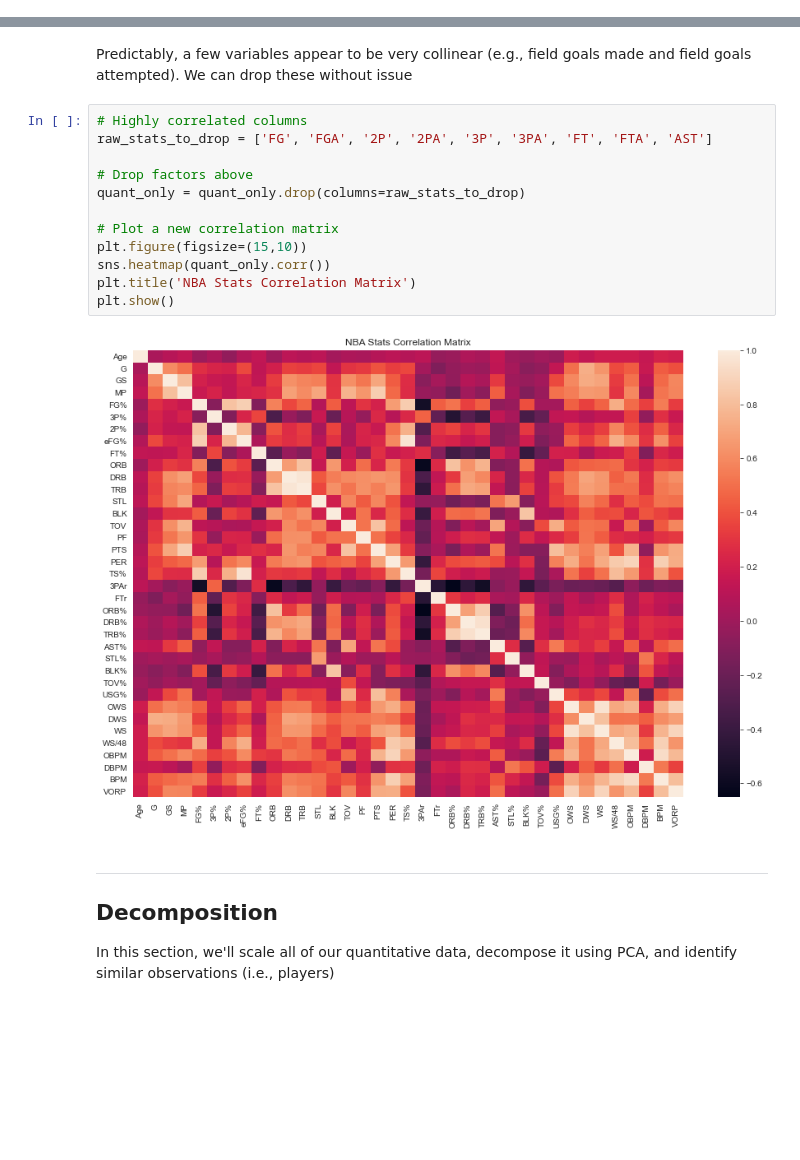
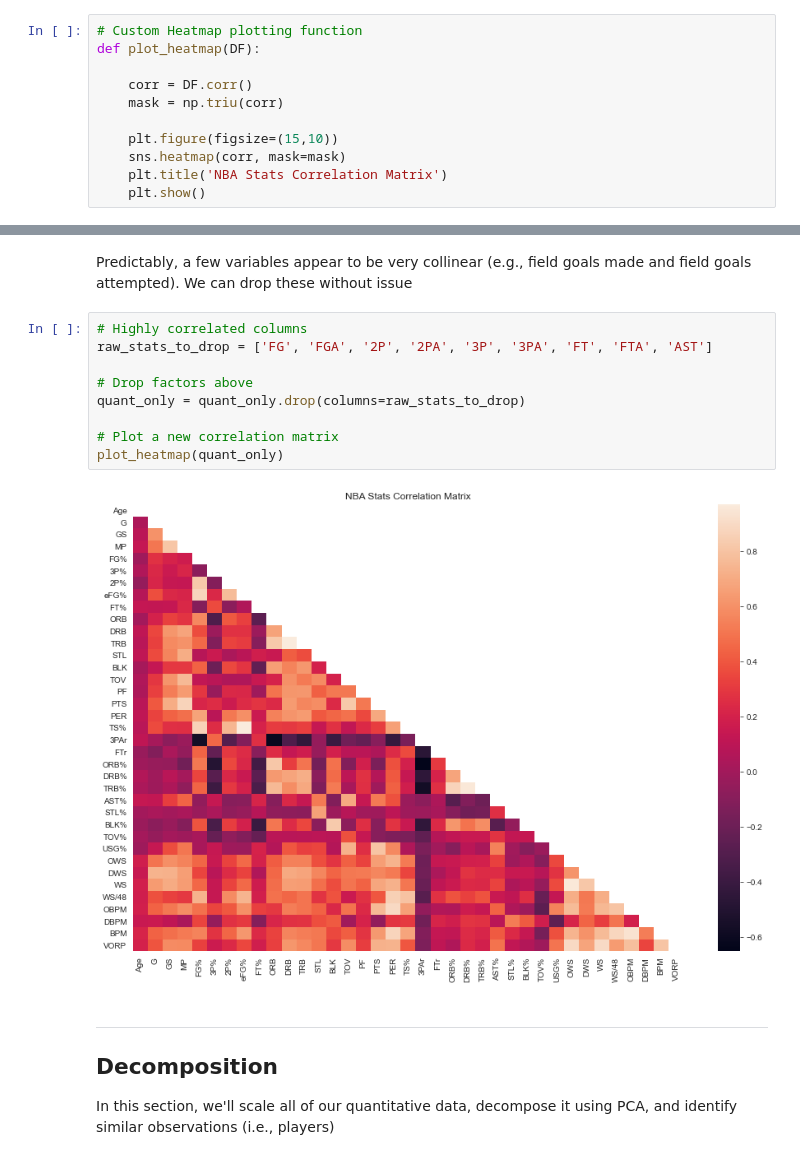
Before and after one commit to IanRFerguson/data-science-portfolio, a Jupyter notebook: nba-new-age/positionless-basketball.ipynb, the cells around one changed output, grey strips where cells are left out. Cells and saved outputs as stored; diff of their text form; blank space fills up the shorter version.

```diff
--- a/nba-new-age/positionless-basketball.ipynb
+++ b/nba-new-age/positionless-basketball.ipynb
@@ -118,0 +110,11 @@ plt.show()
+# %%
+# Custom Heatmap plotting function
+def plot_heatmap(DF):
+
+    corr = DF.corr()
+    mask = np.triu(corr)
+
+    plt.figure(figsize=(15,10))
+    sns.heatmap(corr, mask=mask)
+    plt.title('NBA Stats Correlation Matrix')
+    plt.show()
@@ -121,17 +127,14 @@ Predictably, a few variables appear to be very collinear (e.g., field goals made
 # %%
 # Highly correlated columns
 raw_stats_to_drop = ['FG', 'FGA', '2P', '2PA', '3P', '3PA', 'FT', 'FTA', 'AST']
 
 # Drop factors above
 quant_only = quant_only.drop(columns=raw_stats_to_drop)
 
 # Plot a new correlation matrix
-plt.figure(figsize=(15,10))
-sns.heatmap(quant_only.corr())
-plt.title('NBA Stats Correlation Matrix')
-plt.show()
+plot_heatmap(quant_only)
 # %% [output]
-[figure, old version]
+[figure, new version]
 # %% [markdown]
 -----------
 
```
Also changed, not shown: parts of 6 cells of this notebook.
